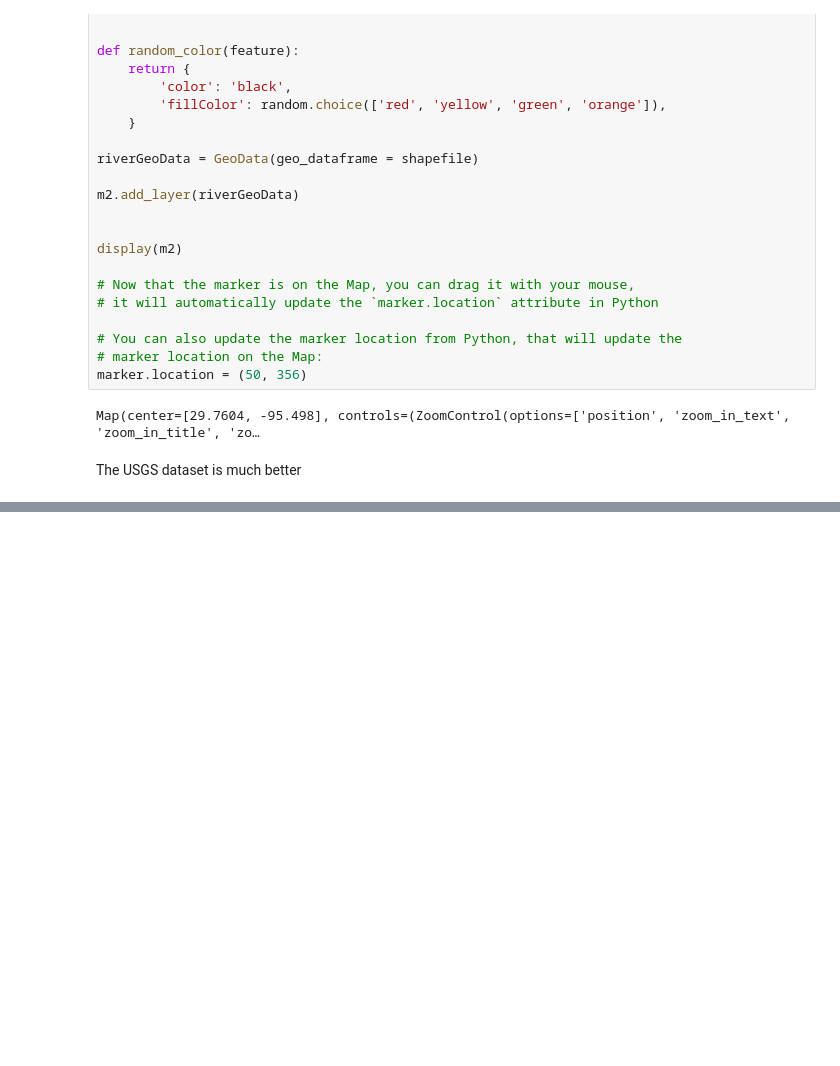
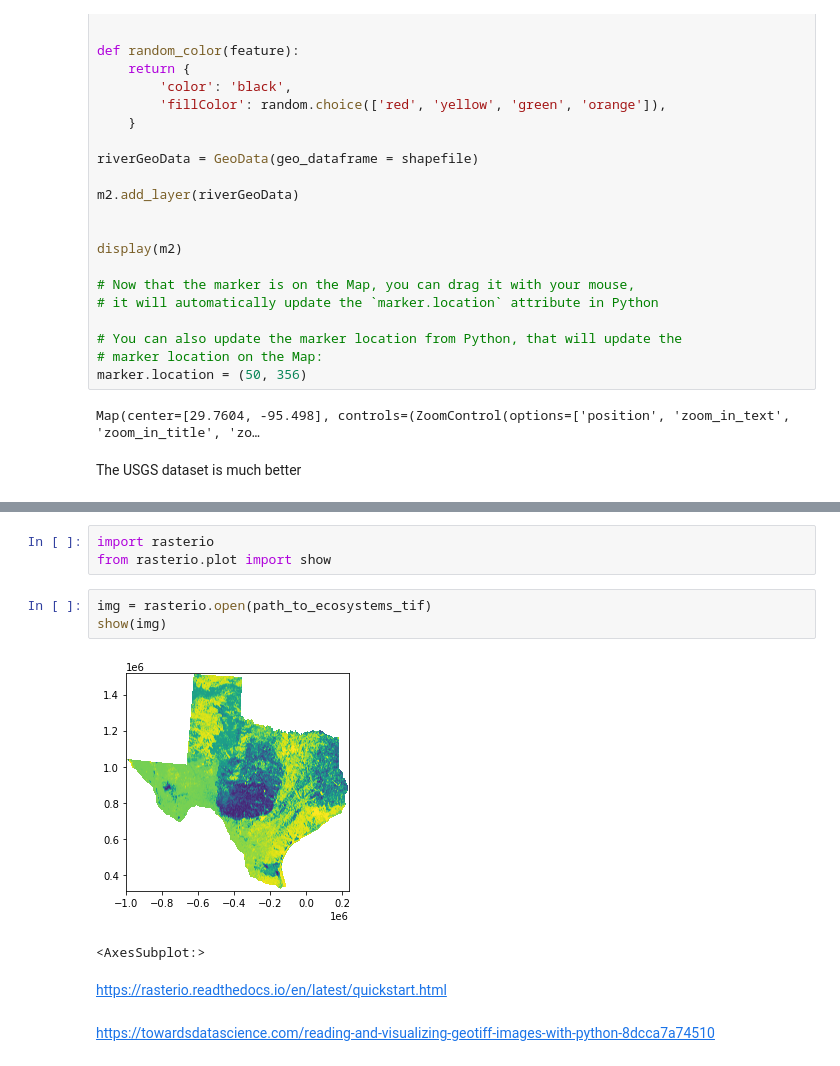
Before and after one commit to JustinGOSSES/river-maps-experiments, a Jupyter notebook: notebooks/Exploration.ipynb, the cells around one changed output, grey strips where cells are left out. Cells and saved outputs as stored; diff of their text form; blank space fills up the shorter version.

```diff
--- a/notebooks/Exploration.ipynb
+++ b/notebooks/Exploration.ipynb
@@ -283,0 +465,13 @@ The USGS dataset is much better
+# %%
+import rasterio
+from rasterio.plot import show
+# %%
+img = rasterio.open(path_to_ecosystems_tif)
+show(img)
+# %% [output]
+[figure, added]
+<AxesSubplot:>
+# %% [markdown]
+https://rasterio.readthedocs.io/en/latest/quickstart.html
+# %% [markdown]
+https://towardsdatascience.com/reading-and-visualizing-geotiff-images-with-python-8dcca7a74510
```
Also changed, not shown: parts of 30 cells of this notebook.
